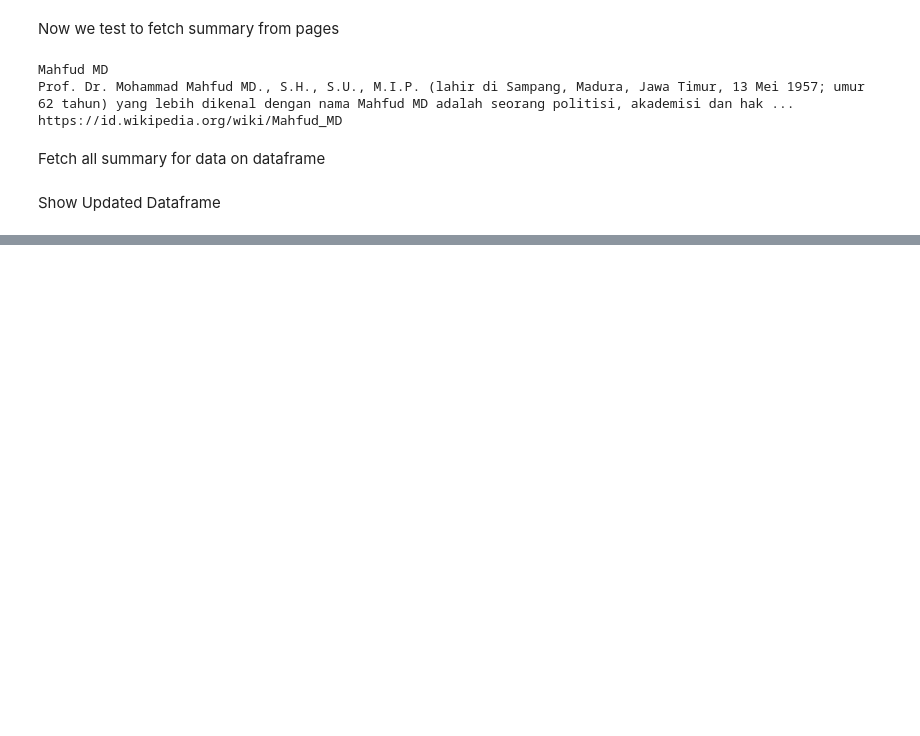
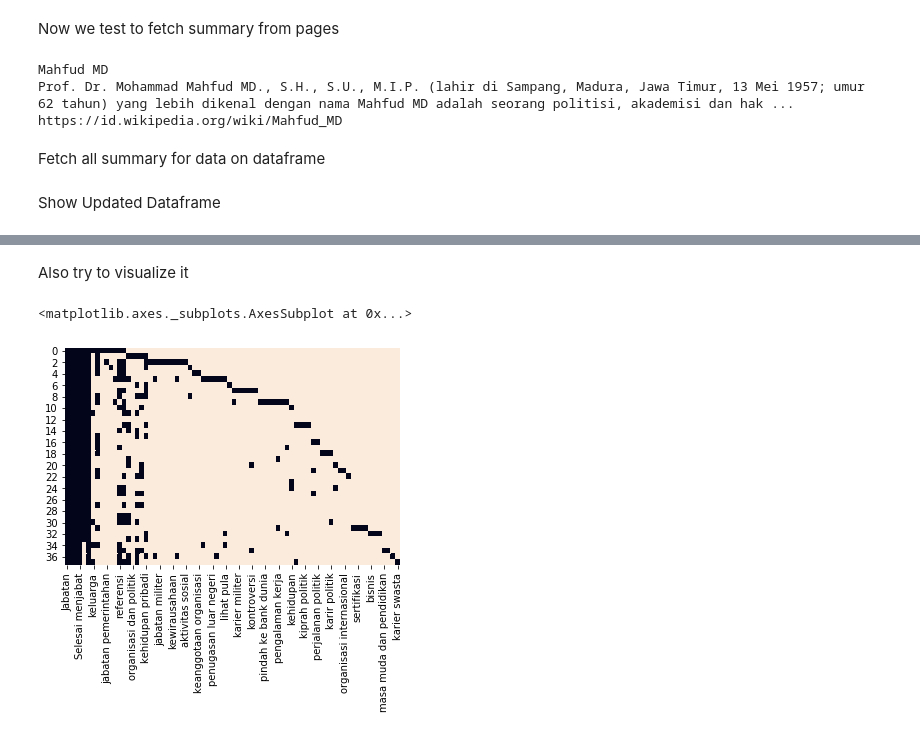
Before and after one commit to nerudesu/carifet, a Jupyter notebook: carifet.ipynb, the cells around one changed output, grey strips where cells are left out. Cells and saved outputs as stored; diff of their text form; code cells hidden in the pictures; blank space fills up the shorter version.

Commit message:
feat: Fetch sections from each page
* Fetch Sections from each page
* Visualize data availability with a heatmap

```diff
--- a/carifet.ipynb
+++ b/carifet.ipynb
@@ -168,0 +171,15 @@ df
+# %%
+for i in range(df.shape[0]):
+    curr_pejabat_name = df['Pejabat'][i]
+    page_py = wiki_id.page(curr_pejabat_name)
+    print("Getting data for " + curr_pejabat_name + "... " + str(round(i+1/df.shape[0]*100,2)) + "%")
+    try:
+        if(page_py.exists()):
+            for s in page_py.sections:
+                df.loc[i, s.title.lower()] = s.text
+        else:
+            page_py = wiki_id.page(wikipedia_search(curr_pejabat_name))
+            for s in page_py.sections:
+                df.loc[i, s.title.lower()] = s.text
+    except:
+        print("Error")
@@ -168,0 +247,8 @@ df
+# %% [markdown]
+Also try to visualize it
+# %%
+import seaborn as sns
+sns.heatmap(df.isnull(), cbar=False)
+# %% [output]
+<matplotlib.axes._subplots.AxesSubplot at 0x...>
+[figure, added]
```
Also changed, not shown: parts of 6 cells of this notebook.
